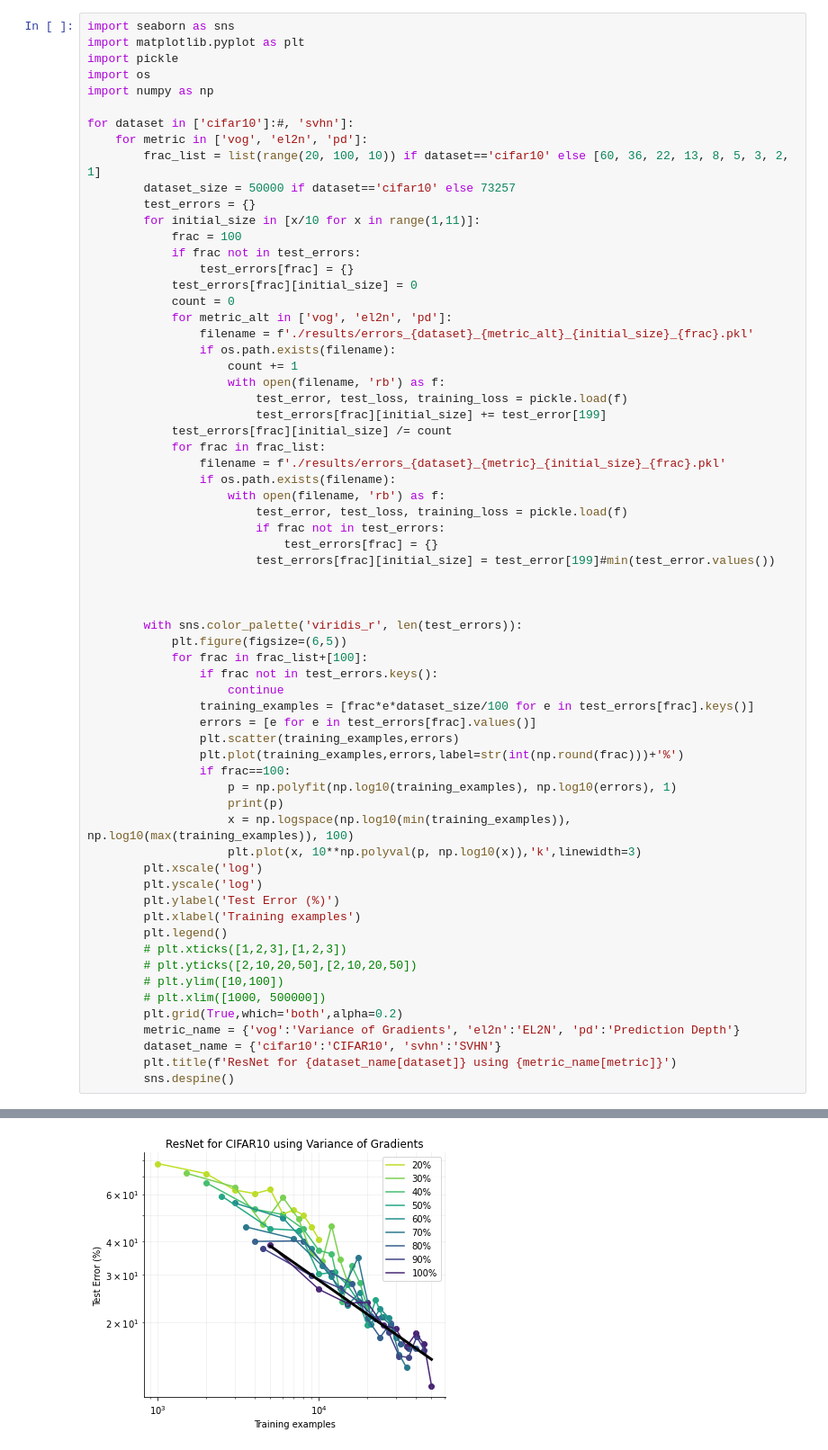
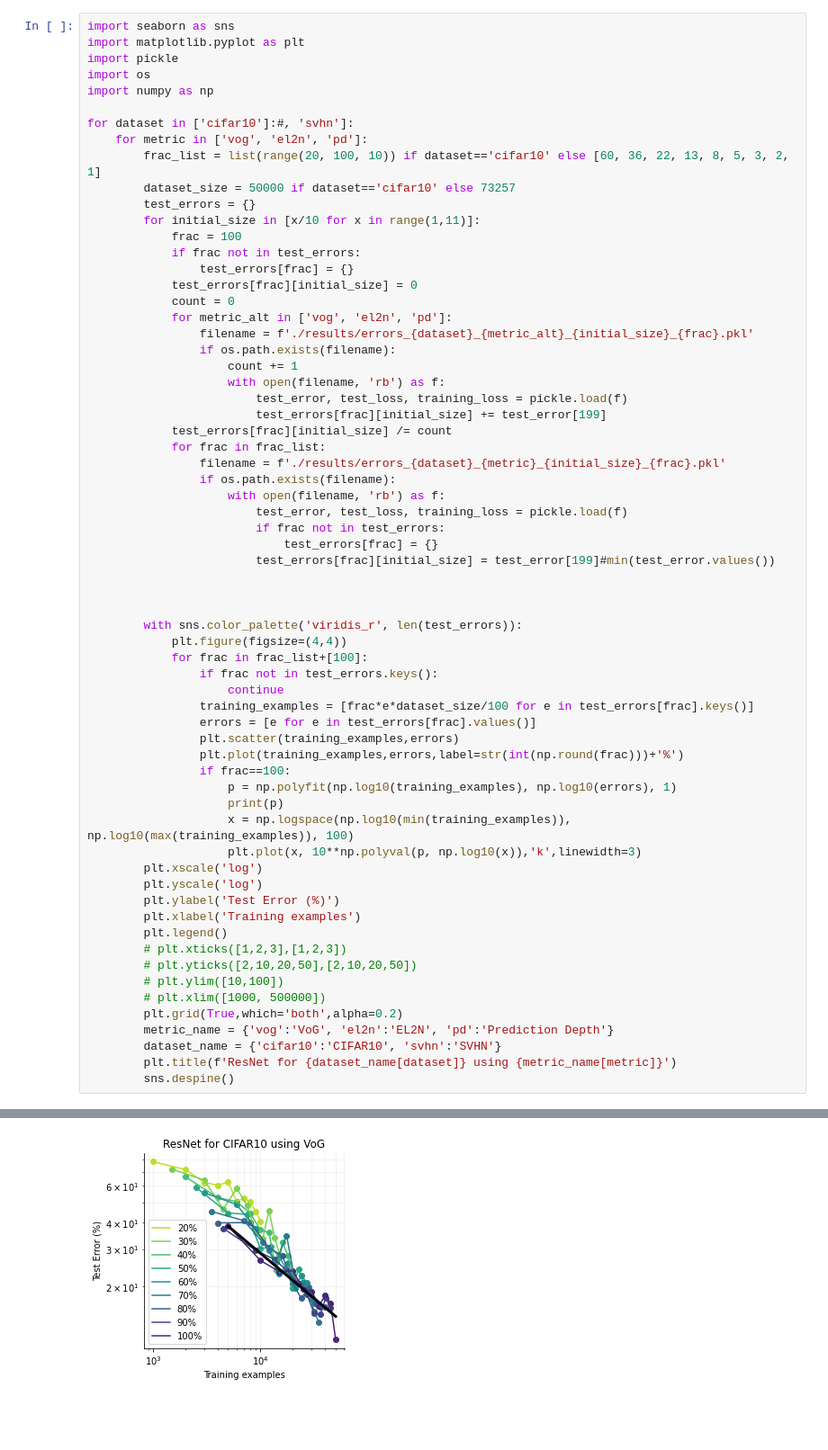
Before and after one commit to Samarendra109/DL-Project, a Jupyter notebook: analysis.ipynb, the cells around one changed output, grey strips where cells are left out. Shown: that part at 90% size. Drawn from its saved outputs; the diff is of its cells as text; blank space fills up the shorter version.

Commit message:
data analysis and visualizations

```diff
--- a/analysis.ipynb
+++ b/analysis.ipynb
@@ -36,7 +36,7 @@ for dataset in ['cifar10']:#, 'svhn']:
 
 
         with sns.color_palette('viridis_r', len(test_errors)):
-            plt.figure(figsize=(6,5))
+            plt.figure(figsize=(4,4))
             for frac in frac_list+[100]:
                 if frac not in test_errors.keys():
                     continue
@@ -59,7 +59,7 @@ for dataset in ['cifar10']:#, 'svhn']:
         # plt.ylim([10,100])
         # plt.xlim([1000, 500000])
         plt.grid(True,which='both',alpha=0.2)
-        metric_name = {'vog':'Variance of Gradients', 'el2n':'EL2N', 'pd':'Prediction Depth'}
+        metric_name = {'vog':'VoG', 'el2n':'EL2N', 'pd':'Prediction Depth'}
         dataset_name = {'cifar10':'CIFAR10', 'svhn':'SVHN'}
         plt.title(f'ResNet for {dataset_name[dataset]} using {metric_name[metric]}')
         sns.despine()
@@ -70 +70 @@ for dataset in ['cifar10']:#, 'svhn']:
-[figure, old version]
+[figure, new version]
```
Also changed, not shown: parts of 9 cells of this notebook, 1 other file.
